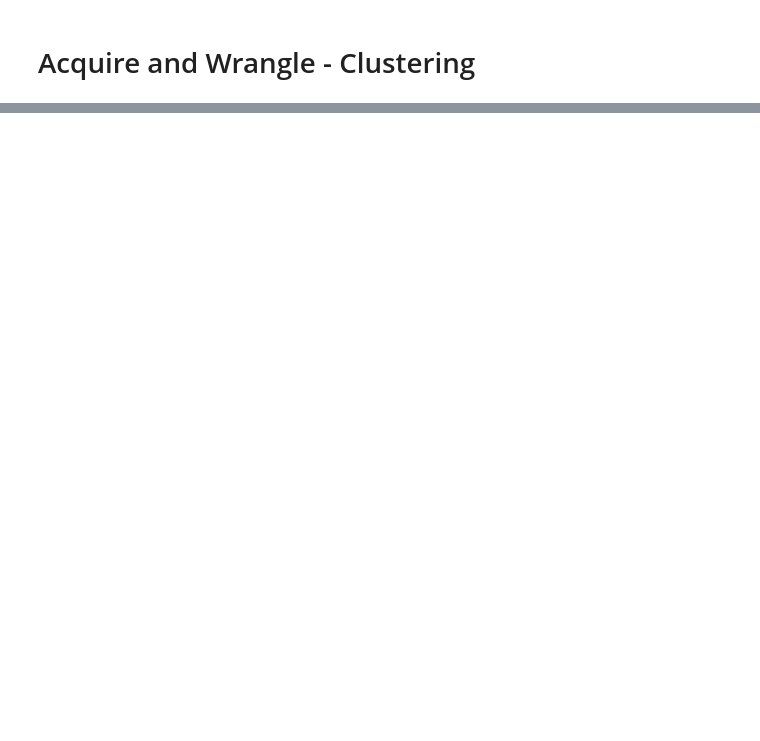
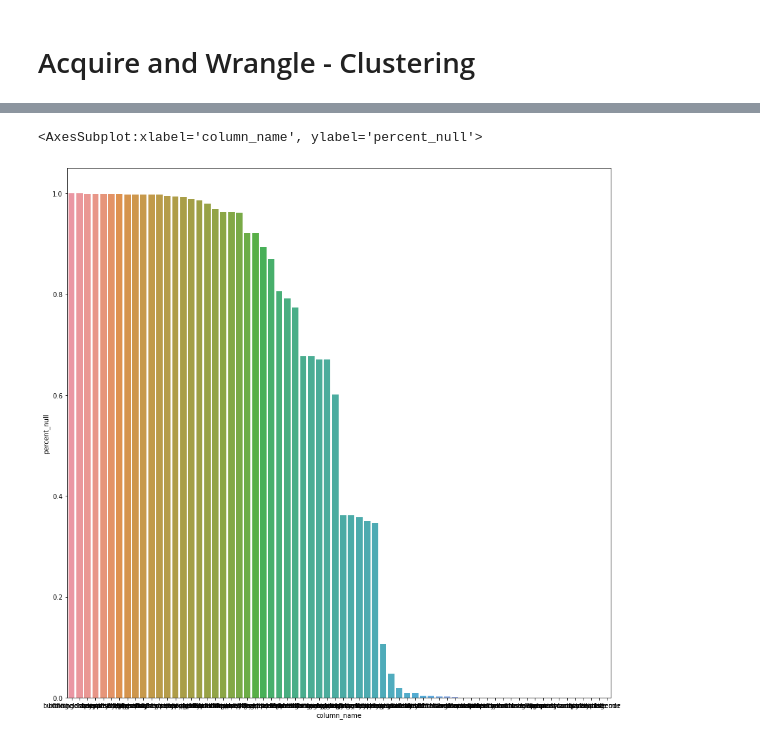
Before and after one commit to stephenfitzsimon/clustering-exercises, a Jupyter notebook: zillow.ipynb, the cells around one changed output, grey strips where cells are left out. Cells and saved outputs as stored; diff of their text form; code cells hidden in the pictures; blank space fills up the shorter version.

```diff
--- a/zillow.ipynb
+++ b/zillow.ipynb
@@ -12,0 +118,26 @@ Saved dataframe as a .csv!
+# %%
+def return_col_percent_null(df, max_null_percent = 1.0):
+    '''Returns a dataframe with columns of the column of df, the percent nulls in the column, and the count of nulls.
+
+    Args:
+        df (dataframe) : a dataframe
+        max_null_percent = 1.0 (float) : returns all columns with percent nulls less than max_null_percent
+    Return:
+        (dataframe) : dataframe returns with df column names, percent nulls, and null count
+    '''
+    outputs = [] #to store output
+    for column in df.columns: #loop through the columns
+        #store and get information
+        output = {
+            'column_name': column,
+            'count_null' : df[column].isna().sum(),
+            'percent_null' : round(df[column].isna().sum()/df[column].shape[0], 4)
+        }
+        #append information
+        outputs.append(output)
+    #make a dataframe
+    columns_percent_null = pd.DataFrame(outputs)
+    #return the dataframe with the max_null_percent_filter
+    return columns_percent_null[columns_percent_null.percent_null <= max_null_percent]
+
+null_proportion = return_col_percent_null(df)
@@ -12,0 +160,6 @@ Saved dataframe as a .csv!
+# %%
+plt.figure(figsize = (15,15))
+sns.barplot(data = null_proportion.sort_values('percent_null', ascending=False), x = 'column_name', y = 'percent_null')
+# %% [output]
+<AxesSubplot:xlabel='column_name', ylabel='percent_null'>
+[figure, added]
```
Also changed, not shown: parts of 51 cells of this notebook, 4 other files.
